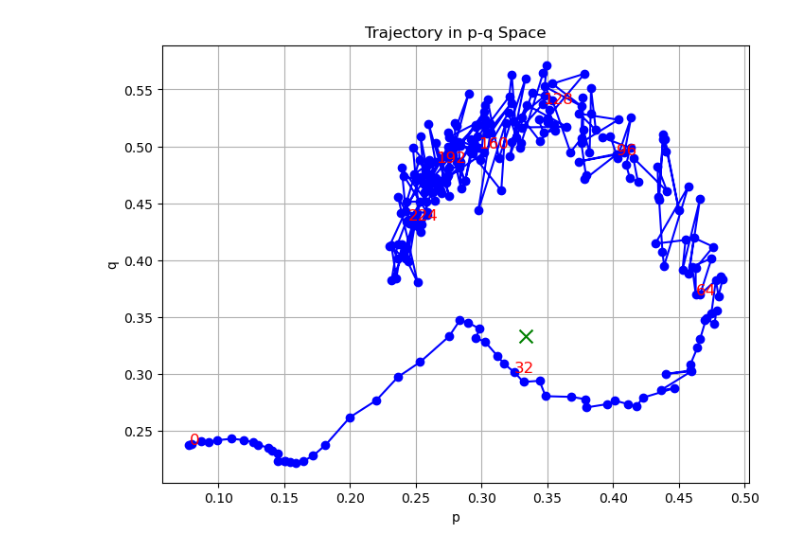
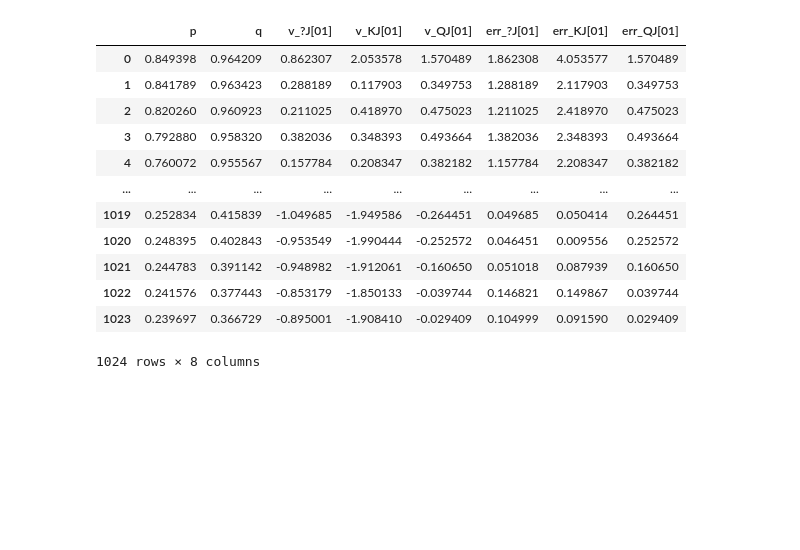
Before and after one commit to lichensongs/Q-Dispersion-Tree-Search, a Jupyter notebook: analysis.ipynb, the cells around one changed output. Drawn from its saved outputs; the diff is of its cells as text; code cells hidden in the pictures; blank space fills up the shorter version.

```diff
--- a/analysis.ipynb
+++ b/analysis.ipynb
@@ -17,14 +19,14 @@ import matplotlib.pyplot as plt
 import torch
 # %%
 start_ix = 0
-num_model = 250
+num_model = 1024
 # %%
 vmodel = []
 pmodel = []
 
 for i in range(start_ix, start_ix + num_model):
-    vmodel.append(torch.load(f'model/vmodel-{i}.pt'))
-    pmodel.append(torch.load(f'model/pmodel-{i}.pt'))
+    vmodel.append(torch.load(f'model_0.001eps/vmodel-{i}.pt'))
+    pmodel.append(torch.load(f'model_0.001eps/pmodel-{i}.pt'))
 # %%
 p_info_set = KuhnPokerInfoSet([0], [None, Card.JACK])
 q_info_set = KuhnPokerInfoSet([0, 1], [Card.QUEEN, None])
@@ -40,10 +42,13 @@ vs2 = []
 for i in range(num_model):
     p = TensorModel(vmodel[i], pmodel[i]).eval_P(ActionNode(p_info_set))[1]
     q = TensorModel(vmodel[i], pmodel[i]).eval_P(ActionNode(q_info_set))[1]
+
     v, _ = TensorModel(vmodel[i], pmodel[i]).eval_V(SamplingNode(j01_info_set))
+
     kj_node = ActionNode(kj01_info_set)
     kj_node.spawned_tree = 1
     v1, _ = TensorModel(vmodel[i], pmodel[i]).eval_V(kj_node)
+
     qj_node = ActionNode(qj01_info_set)
     qj_node.spawned_tree = 1
     v2, _ = TensorModel(vmodel[i], pmodel[i]).eval_V(qj_node)
@@ -52,4 +57,4 @@ for i in range(num_model):
     vs.append(v)
     vs1.append(v1)
     vs2.append(v2)
-df = pd.DataFrame({'p': ps, 'q': qs, 'v_?J[01]': vs, 'v_KJ[01]': vs1, 'v_QJ[01]': vs2})
+df_model = pd.DataFrame({'p': ps, 'q': qs, 'v_?J[01]': vs, 'v_KJ[01]': vs1, 'v_QJ[01]': vs2})
@@ -86,20 +61,20 @@ Text(0.5, 1.0, 'V error')
-# %%
-data = df
-
-plt.figure(figsize=(8, 6))
-plt.plot(data['p'], data['q'], marker='o', linestyle='-', color='b')
-plt.title('Trajectory in p-q Space')
-plt.xlabel('p')
-plt.ylabel('q')
-plt.grid(True)
-
-# Annotate every 10th point with its order number
-for i, (p, q) in enumerate(zip(data['p'], data['q'])):
-    if i % 32 == 0:
-        plt.text(p, q, str(i), color="red", fontsize=12)
-
-plt.scatter([1/3], [1/3], color='green', s=100, marker='x', label='Target (1/3, 1/3)')
-
-plt.show()
-# %% [output]
-[figure, removed]
+# %%
+df_model['err_?J[01]'] = np.abs(df_model['v_?J[01]'] - (-1))
+df_model['err_KJ[01]'] = np.abs(df_model['v_KJ[01]'] - (-2))
+df_model['err_QJ[01]'] = np.abs(df_model['v_QJ[01]'] - (0))
+# %%
+df_model
+# %% [output]
+|  | p | q | v_?J[01] | v_KJ[01] | v_QJ[01] | err_?J[01] | err_KJ[01] | err_QJ[01] |
+| 0 | 0.849398 | 0.964209 | 0.862307 | 2.053578 | 1.570489 | 1.862308 | 4.053577 | 1.570489 |
+| 1 | 0.841789 | 0.963423 | 0.288189 | 0.117903 | 0.349753 | 1.288189 | 2.117903 | 0.349753 |
+| 2 | 0.820260 | 0.960923 | 0.211025 | 0.418970 | 0.475023 | 1.211025 | 2.418970 | 0.475023 |
+| 3 | 0.792880 | 0.958320 | 0.382036 | 0.348393 | 0.493664 | 1.382036 | 2.348393 | 0.493664 |
+| 4 | 0.760072 | 0.955567 | 0.157784 | 0.208347 | 0.382182 | 1.157784 | 2.208347 | 0.382182 |
+| ... | ... | ... | ... | ... | ... | ... | ... | ... |
+| 1019 | 0.252834 | 0.415839 | -1.049685 | -1.949586 | -0.264451 | 0.049685 | 0.050414 | 0.264451 |
+| 1020 | 0.248395 | 0.402843 | -0.953549 | -1.990444 | -0.252572 | 0.046451 | 0.009556 | 0.252572 |
+| 1021 | 0.244783 | 0.391142 | -0.948982 | -1.912061 | -0.160650 | 0.051018 | 0.087939 | 0.160650 |
+| 1022 | 0.241576 | 0.377443 | -0.853179 | -1.850133 | -0.039744 | 0.146821 | 0.149867 | 0.039744 |
+| 1023 | 0.239697 | 0.366729 | -0.895001 | -1.908410 | -0.029409 | 0.104999 | 0.091590 | 0.029409 |
+1024 rows × 8 columns
```
Also changed, not shown: parts of 11 cells of this notebook, 4 other files.
